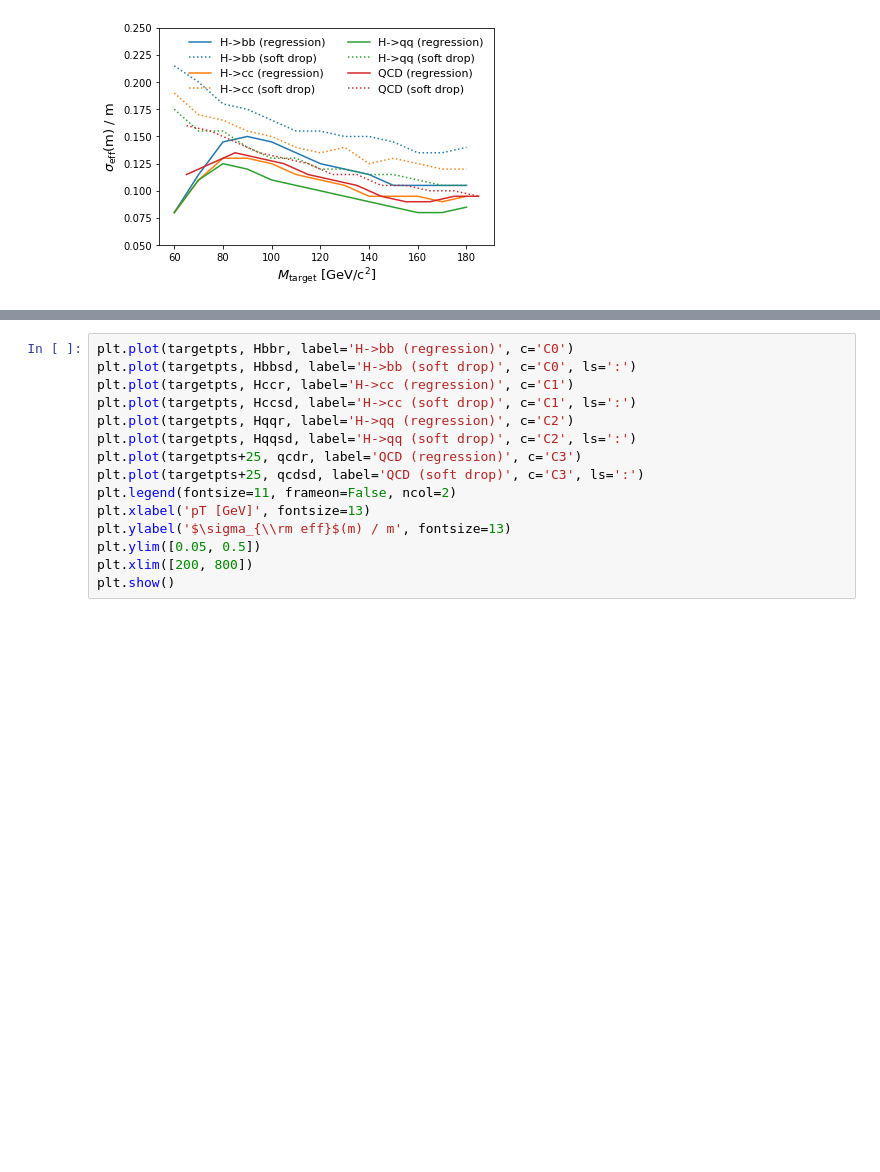
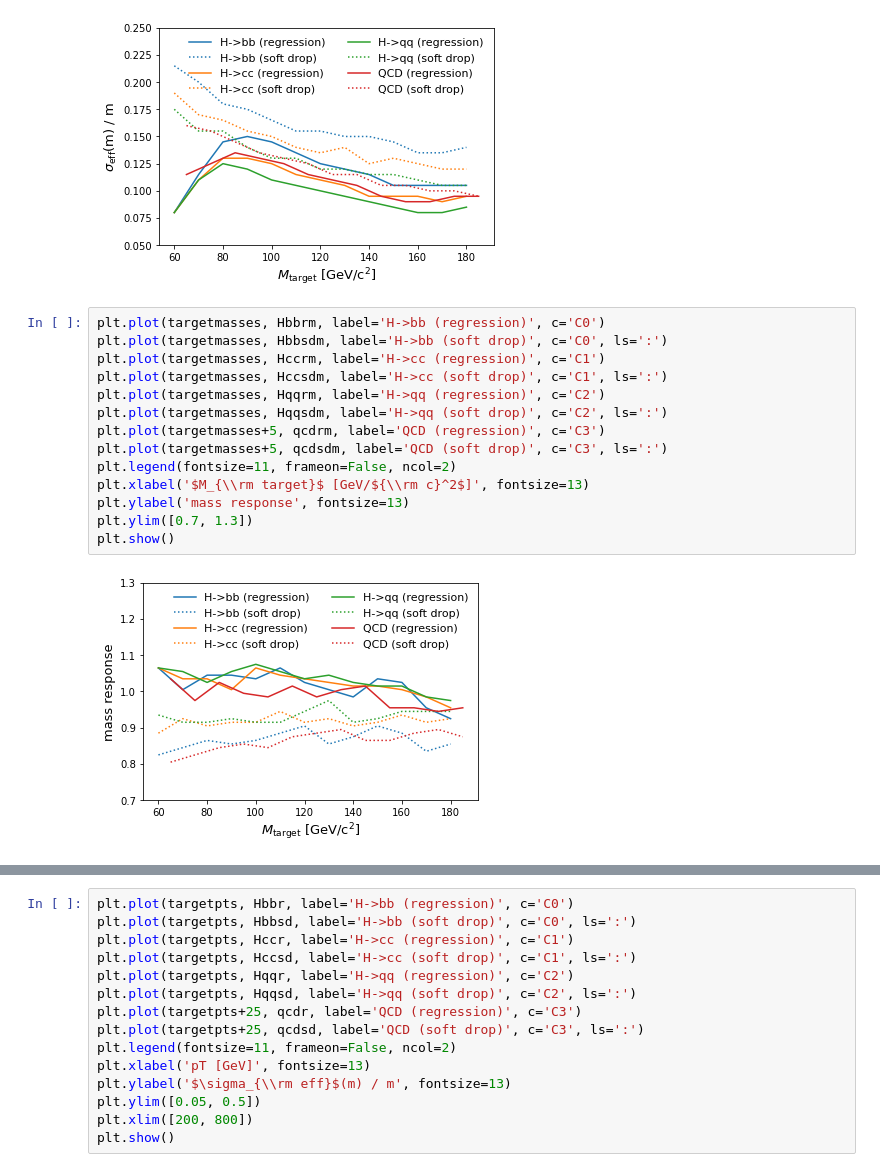
Before and after one commit to claraxumann/ScoutingMassRegression, a Jupyter notebook: fulltraining20epochs.ipynb, the cells around one changed output, grey strips where cells are left out. Cells and saved outputs as stored; diff of their text form; blank space fills up the shorter version.

Commit message:
adding mass response

```diff
--- a/fulltraining20epochs.ipynb
+++ b/fulltraining20epochs.ipynb
@@ -316,6 +367,22 @@ plt.ylim([0.05, 0.25])
 plt.show()
 # %% [output]
 [figure]
+# %%
+plt.plot(targetmasses, Hbbrm, label='H->bb (regression)', c='C0')
+plt.plot(targetmasses, Hbbsdm, label='H->bb (soft drop)', c='C0', ls=':')
+plt.plot(targetmasses, Hccrm, label='H->cc (regression)', c='C1')
+plt.plot(targetmasses, Hccsdm, label='H->cc (soft drop)', c='C1', ls=':')
+plt.plot(targetmasses, Hqqrm, label='H->qq (regression)', c='C2')
+plt.plot(targetmasses, Hqqsdm, label='H->qq (soft drop)', c='C2', ls=':')
+plt.plot(targetmasses+5, qcdrm, label='QCD (regression)', c='C3')
+plt.plot(targetmasses+5, qcdsdm, label='QCD (soft drop)', c='C3', ls=':')
+plt.legend(fontsize=11, frameon=False, ncol=2)
+plt.xlabel('$M_{\\rm target}$ [GeV/${\\rm c}^2$]', fontsize=13)
+plt.ylabel('mass response', fontsize=13)
+plt.ylim([0.7, 1.3])
+plt.show()
+# %% [output]
+[figure, added]
 # %%
 # function for computing mass resolution
 def getEffSigma(theHist, wmin=0.2, wmax=1.8, epsilon=0.01):
```
Also changed, not shown: parts of 5 cells of this notebook.
